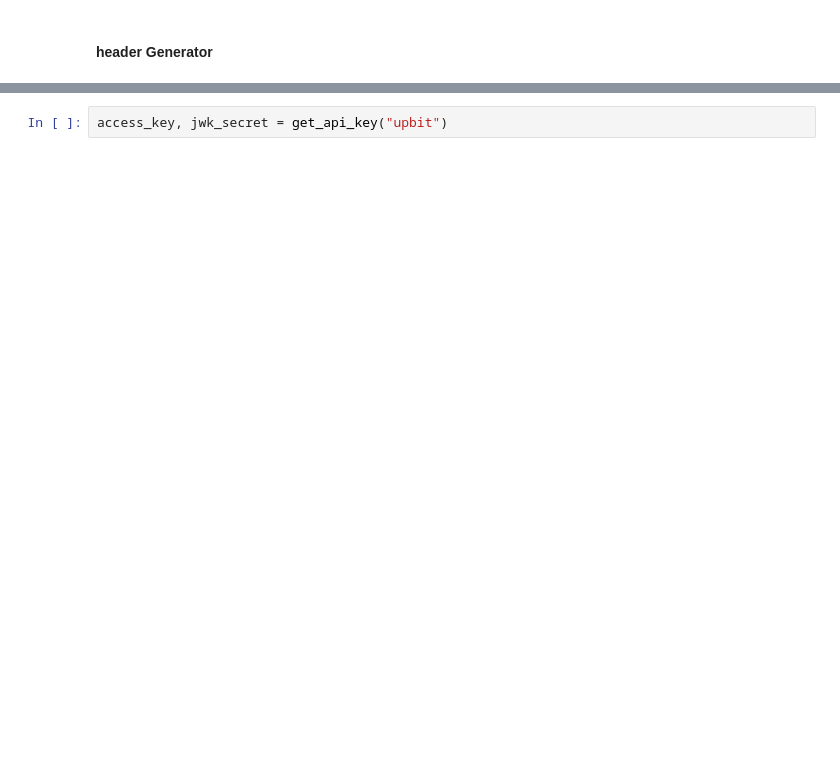
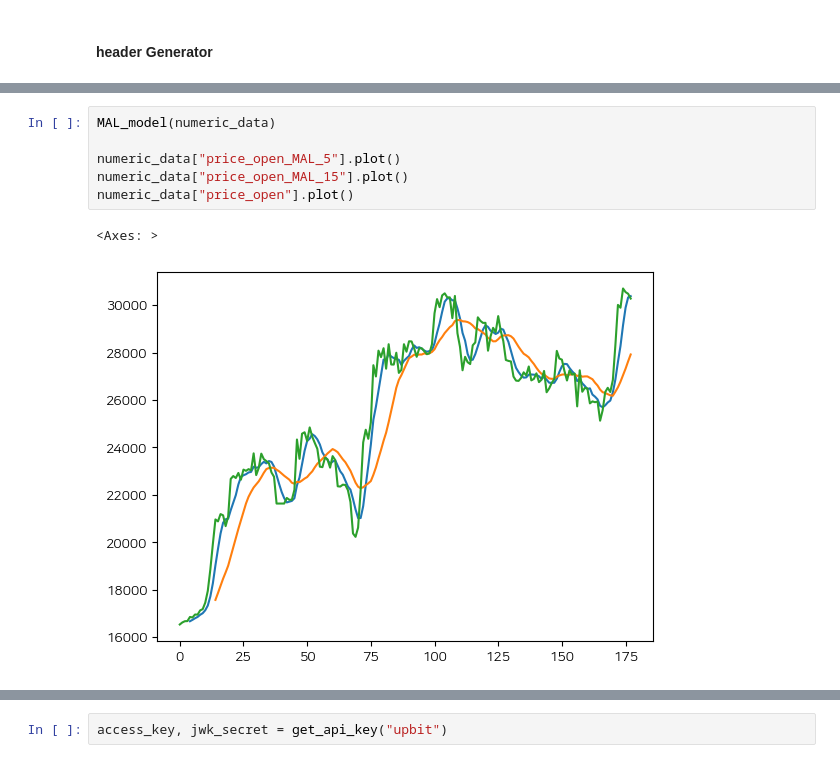
Before and after one commit to GmelaN/BTEM, a Jupyter notebook: API_test.ipynb, the cells around one changed output, grey strips where cells are left out. Drawn from its saved outputs; the diff is of its cells as text; blank space fills up the shorter version.

```diff
--- a/API_test.ipynb
+++ b/API_test.ipynb
@@ -123,0 +347,9 @@ def generate_header(source: Literal["upbit", "coinapi"], payload: dict|None=None
+# %%
+MAL_model(numeric_data)
+
+numeric_data["price_open_MAL_5"].plot()
+numeric_data["price_open_MAL_15"].plot()
+numeric_data["price_open"].plot()
+# %% [output]
+<Axes: >
+[figure, added]
```
Also changed, not shown: parts of 29 cells of this notebook, 3 other files.
